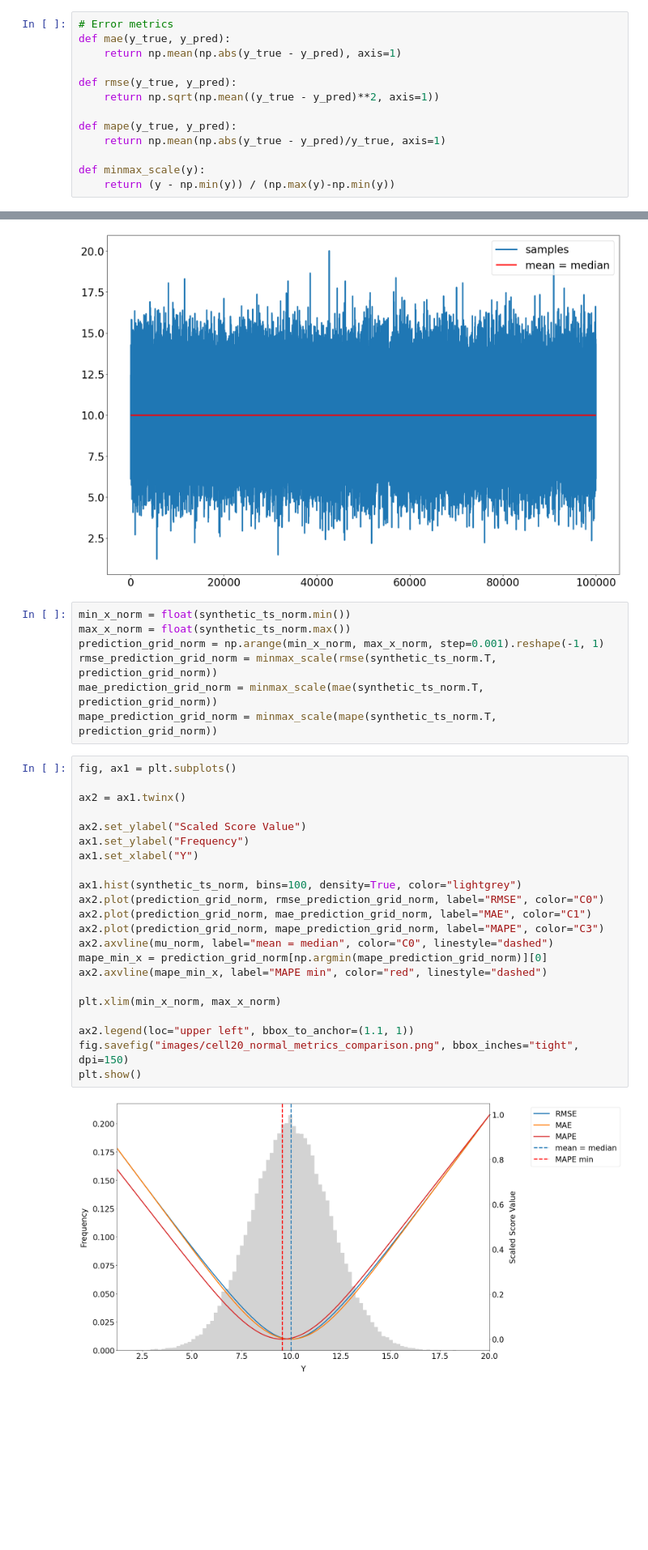
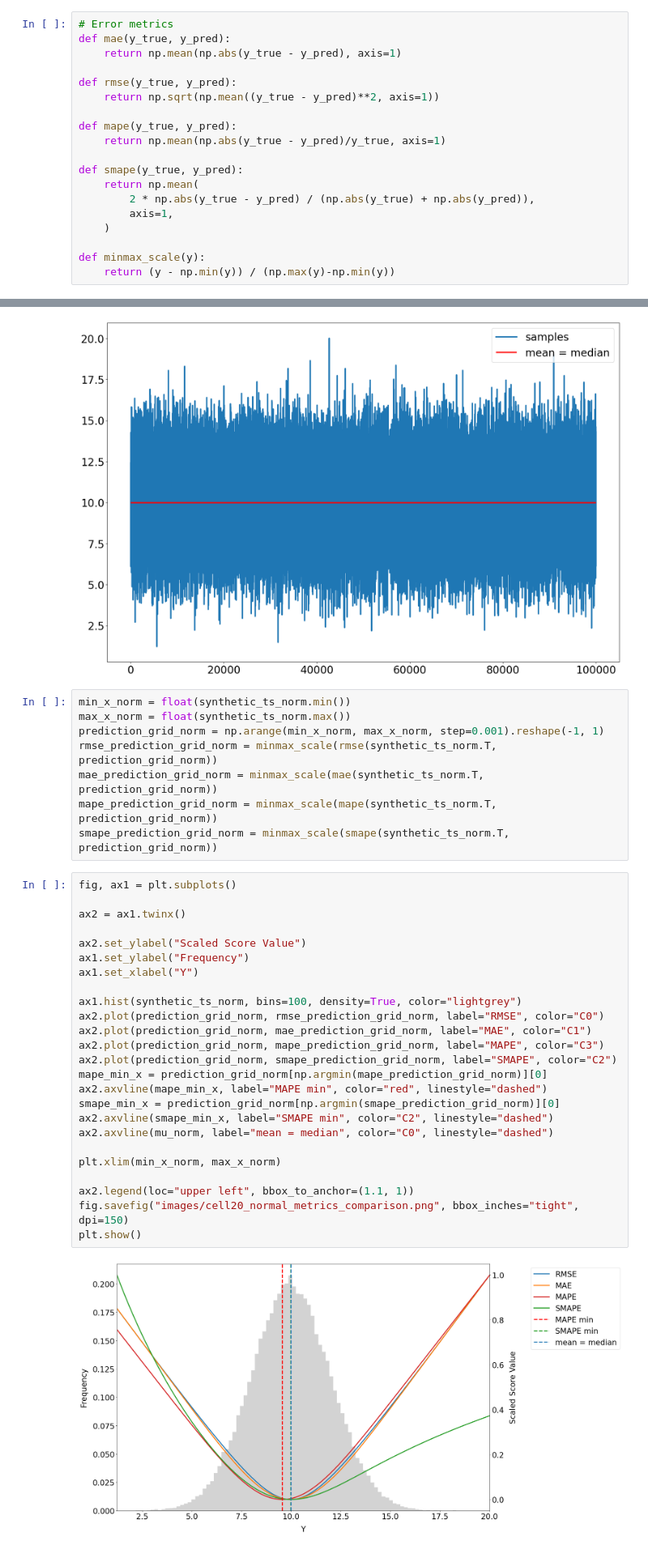
Before and after one commit to ltsaprounis/evaluating-distributional-forecasts-talk, a Jupyter notebook: point-forecasting-metrics.ipynb, the cells around one changed output, grey strips where cells are left out. Shown at 81% size. Drawn from its saved outputs; the diff is of its cells as text; blank space fills up the shorter version.

Commit message:
add smape after reading S. Kolassa's paper

```diff
--- a/point-forecasting-metrics.ipynb
+++ b/point-forecasting-metrics.ipynb
@@ -182,6 +182,12 @@ def rmse(y_true, y_pred):
 def mape(y_true, y_pred):
     return np.mean(np.abs(y_true - y_pred)/y_true, axis=1)
 
+def smape(y_true, y_pred):
+    return np.mean(
+        2 * np.abs(y_true - y_pred) / (np.abs(y_true) + np.abs(y_pred)),
+        axis=1,
+    )
+
 def minmax_scale(y):
     return (y - np.min(y)) / (np.max(y)-np.min(y))
 # %%
@@ -347,30 +355,34 @@ prediction_grid_norm = np.arange(min_x_norm, max_x_norm, step=0.001).reshape(-1,
 rmse_prediction_grid_norm = minmax_scale(rmse(synthetic_ts_norm.T, prediction_grid_norm))
 mae_prediction_grid_norm = minmax_scale(mae(synthetic_ts_norm.T, prediction_grid_norm))
 mape_prediction_grid_norm = minmax_scale(mape(synthetic_ts_norm.T, prediction_grid_norm))
+smape_prediction_grid_norm = minmax_scale(smape(synthetic_ts_norm.T, prediction_grid_norm))
 # %%
 fig, ax1 = plt.subplots()
 
 ax2 = ax1.twinx()
 
 ax2.set_ylabel("Scaled Score Value")
 ax1.set_ylabel("Frequency")
 ax1.set_xlabel("Y")
 
 ax1.hist(synthetic_ts_norm, bins=100, density=True, color="lightgrey")
 ax2.plot(prediction_grid_norm, rmse_prediction_grid_norm, label="RMSE", color="C0")
 ax2.plot(prediction_grid_norm, mae_prediction_grid_norm, label="MAE", color="C1")
 ax2.plot(prediction_grid_norm, mape_prediction_grid_norm, label="MAPE", color="C3")
-ax2.axvline(mu_norm, label="mean = median", color="C0", linestyle="dashed")
+ax2.plot(prediction_grid_norm, smape_prediction_grid_norm, label="SMAPE", color="C2")
 mape_min_x = prediction_grid_norm[np.argmin(mape_prediction_grid_norm)][0]
 ax2.axvline(mape_min_x, label="MAPE min", color="red", linestyle="dashed")
+smape_min_x = prediction_grid_norm[np.argmin(smape_prediction_grid_norm)][0]
+ax2.axvline(smape_min_x, label="SMAPE min", color="C2", linestyle="dashed")
+ax2.axvline(mu_norm, label="mean = median", color="C0", linestyle="dashed")
 
 plt.xlim(min_x_norm, max_x_norm)
 
 ax2.legend(loc="upper left", bbox_to_anchor=(1.1, 1))
 fig.savefig("images/cell20_normal_metrics_comparison.png", bbox_inches="tight", dpi=150)
 plt.show()
 # %% [output]
-[figure, old version]
+[figure, new version]
 # %%
 rng = np.random.default_rng(seed=42)
 n_timepoints_norm = 100
```
Also changed, not shown: parts of 2 cells of this notebook, 3 other files.
